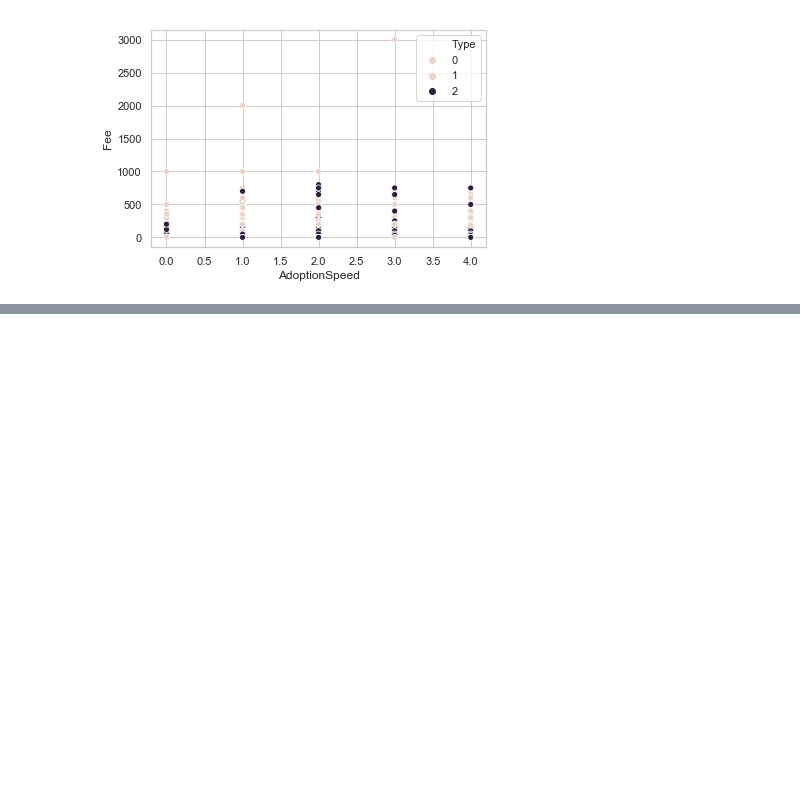
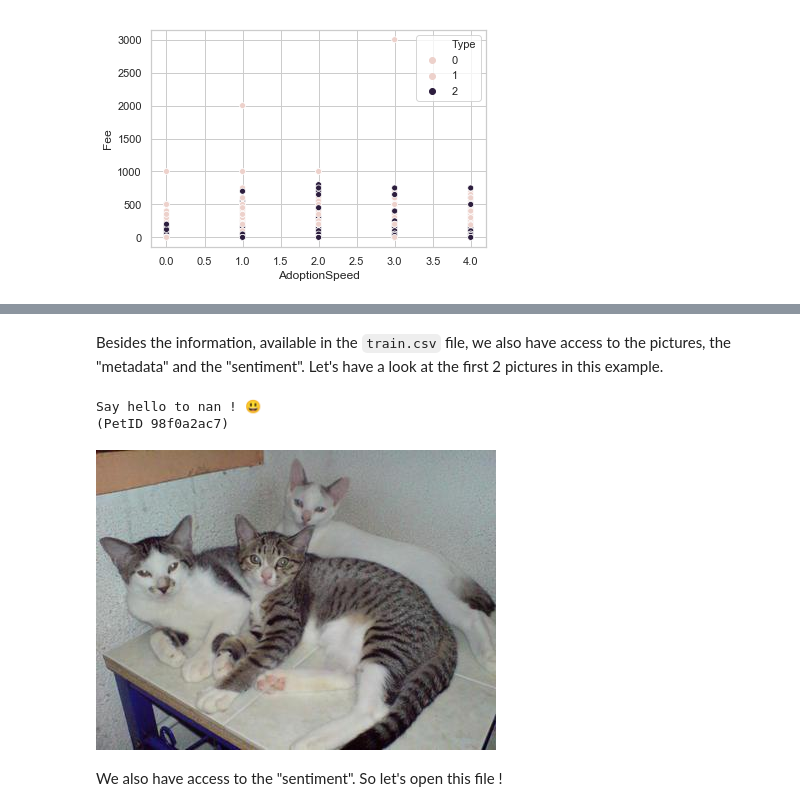
Before and after one commit to TonioGarcia07/PetFinder, a Jupyter notebook: src/exploratory_data_analysis.ipynb, the cells around one changed output, grey strips where cells are left out. Saved outputs shown, nothing was run; the diff lists cells and outputs as text; code cells hidden in the pictures; blank space fills up the shorter version.

Commit message:
explore the data for a particular example

```diff
--- a/src/exploratory_data_analysis.ipynb
+++ b/src/exploratory_data_analysis.ipynb
@@ -163,0 +182,4 @@ ax = sns.scatterplot(x="AdoptionSpeed", y="Fee", hue="Type", data=train)
+# %%
+pet = train.sample(1)
+print("Here are the details for %s: \n\n %s \n" % (pet.iloc[0]["Name"], pet.iloc[0]["Description"]))
+pet.T
@@ -163,0 +207,18 @@ ax = sns.scatterplot(x="AdoptionSpeed", y="Fee", hue="Type", data=train)
+# %% [markdown]
+Besides the information, available in the `train.csv` file, we also have access to the pictures, the "metadata" and the "sentiment". Let's have a look at the first 2 pictures in this example.
+# %%
+pet_id = pet.iloc[0]["PetID"]
+print("Say hello to %s ! 😃 \n(PetID %s)" % (pet.iloc[0]["Name"], pet_id))
+
+# With this PetID, we can open the images `<pet_id>-1.jpg` in the '..in/train/train_images' folder
+TRAIN_IMAGES_FOLDER = os.path.join(IN_FOLDER, "train", "train_images")
+train_images_path = os.listdir(TRAIN_IMAGES_FOLDER)
+pet_images = list(filter(lambda p: pet_id in p, train_images_path))
+
+Image(os.path.join(TRAIN_IMAGES_FOLDER, pet_images[0]))
+# %% [output]
+Say hello to nan ! 😃
+(PetID 98f0a2ac7)
+[figure, added]
+# %% [markdown]
+We also have access to the "sentiment". So let's open this file !
```
Also changed, not shown: parts of 13 cells of this notebook.
